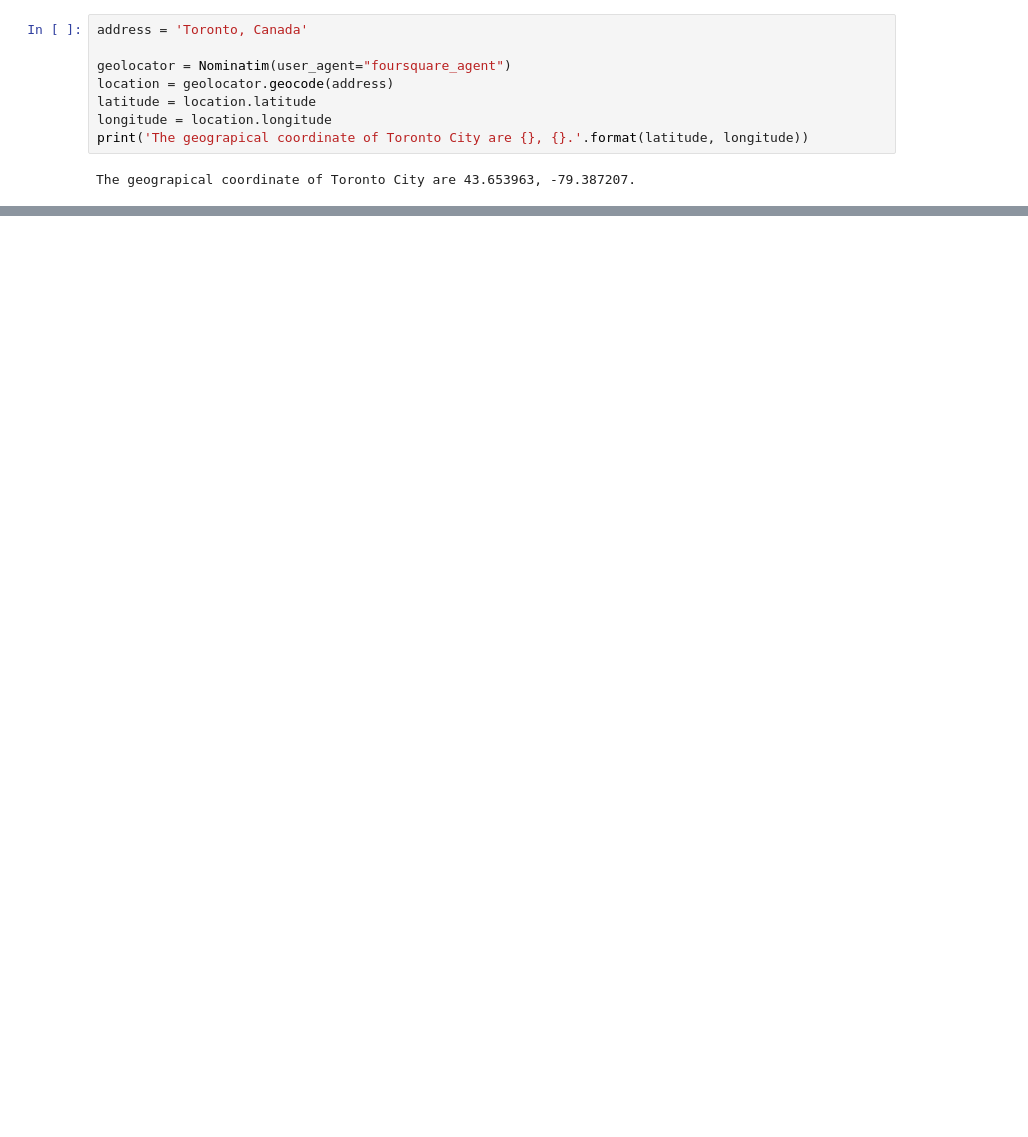
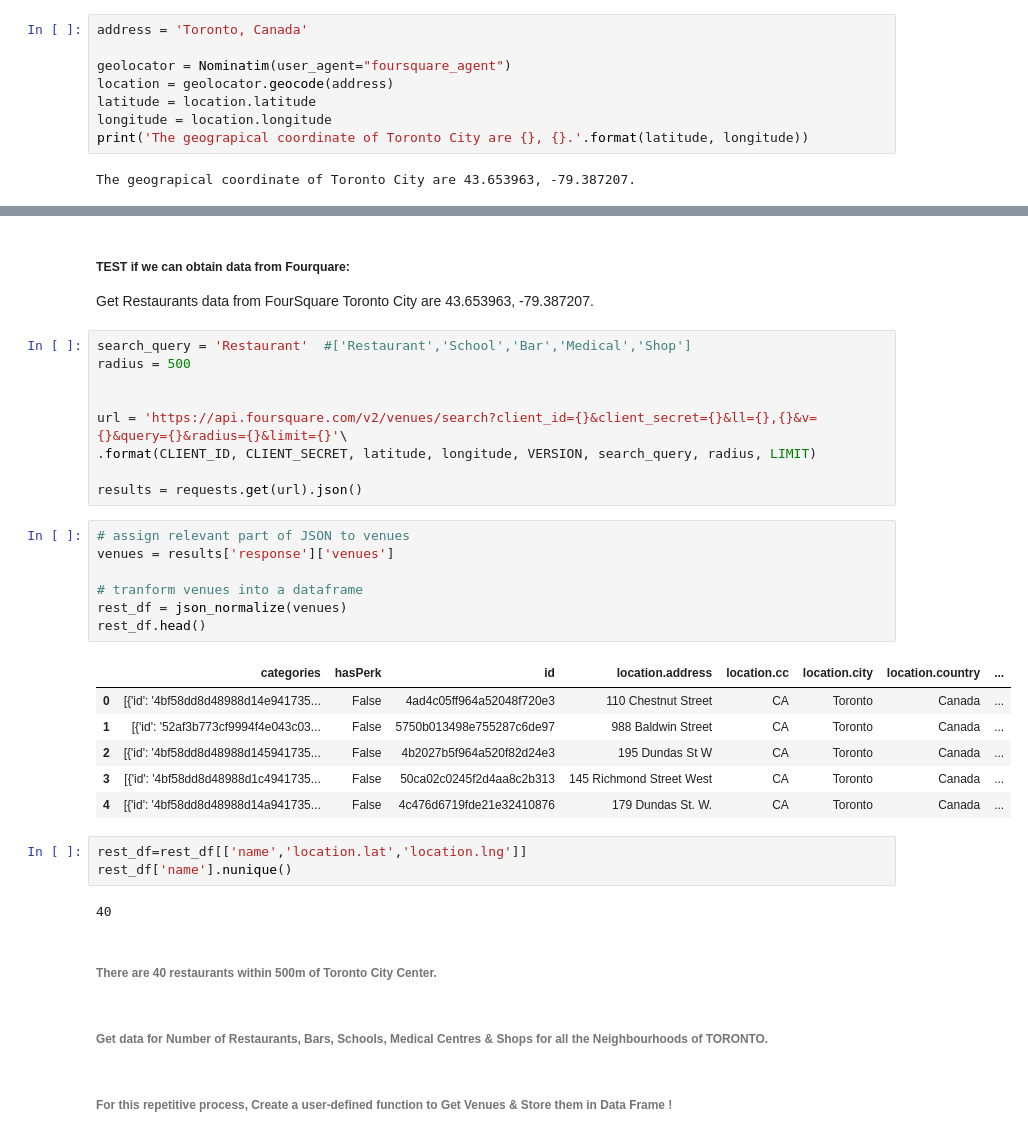
Before and after one commit to AnanthSG/Coursera_Capstone, a Jupyter notebook: Capstone- Toronto_CLUSTERING.ipynb, the cells around one changed output, grey strips where cells are left out. Cells and saved outputs as stored; diff of their text form; blank space fills up the shorter version.

```diff
--- a/Capstone- Toronto_CLUSTERING.ipynb
+++ b/Capstone- Toronto_CLUSTERING.ipynb
@@ -196,0 +222,38 @@ map_tor
+# %% [markdown]
+##### TEST if we can obtain data from Fourquare:
+
+Get Restaurants data from FourSquare Toronto City are 43.653963, -79.387207.
+# %%
+search_query = 'Restaurant'  #['Restaurant','School','Bar','Medical','Shop']
+radius = 500
+
+
+url = 'https://api.foursquare.com/v2/venues/search?client_id={}&client_secret={}&ll={},{}&v={}&query={}&radius={}&limit={}'\
+.format(CLIENT_ID, CLIENT_SECRET, latitude, longitude, VERSION, search_query, radius, LIMIT)
+
+results = requests.get(url).json()
+# %%
+# assign relevant part of JSON to venues
+venues = results['response']['venues']
+
+# tranform venues into a dataframe
+rest_df = json_normalize(venues)
+rest_df.head()
+# %% [output]
+|  | categories | hasPerk | id | location.address | location.cc | location.city | location.country | ... |
+| 0 | [{'id': '4bf58dd8d48988d14e941735... | False | 4ad4c05ff964a52048f720e3 | 110 Chestnut Street | CA | Toronto | Canada | ... |
+| 1 | [{'id': '52af3b773cf9994f4e043c03... | False | 5750b013498e755287c6de97 | 988 Baldwin Street | CA | Toronto | Canada | ... |
+| 2 | [{'id': '4bf58dd8d48988d145941735... | False | 4b2027b5f964a520f82d24e3 | 195 Dundas St W | CA | Toronto | Canada | ... |
+| 3 | [{'id': '4bf58dd8d48988d1c4941735... | False | 50ca02c0245f2d4aa8c2b313 | 145 Richmond Street West | CA | Toronto | Canada | ... |
+| 4 | [{'id': '4bf58dd8d48988d14a941735... | False | 4c476d6719fde21e32410876 | 179 Dundas St. W. | CA | Toronto | Canada | ... |
+# %%
+rest_df=rest_df[['name','location.lat','location.lng']]
+rest_df['name'].nunique()
+# %% [output]
+40
+# %% [markdown]
+###### There are 40 restaurants within 500m of Toronto City Center.
+# %% [markdown]
+###### Get data for Number of Restaurants, Bars, Schools, Medical Centres & Shops for all the Neighbourhoods of TORONTO.
+# %% [markdown]
+###### For this repetitive process, Create a user-defined function to Get Venues & Store them in Data Frame !
```
Also changed, not shown: parts of 13 cells of this notebook.
